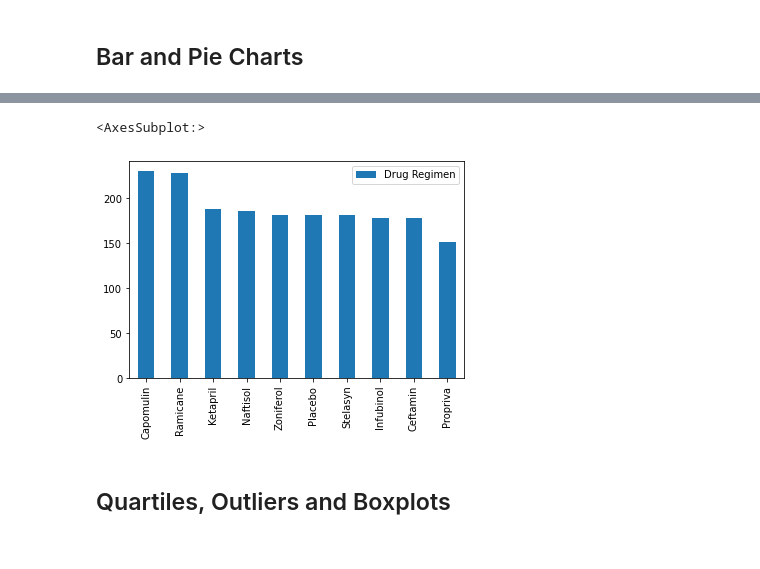
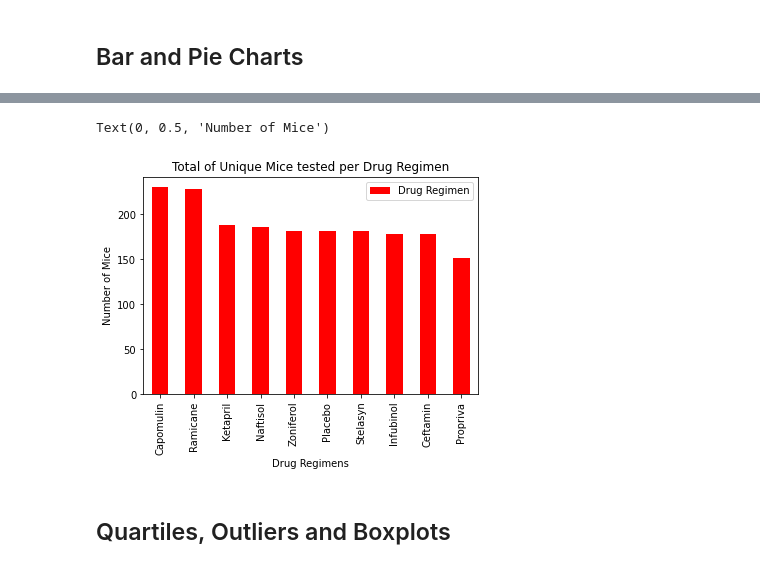
Before and after one commit to patrickfspring/A-Pharamaceuticals-Study-of-Anti-Cancer-Drugs-using-Matplotlib, a Jupyter notebook: Pymaceuticals/pymaceuticals_starter.ipynb, the cells around one changed output, grey strips where cells are left out. Cells and saved outputs as stored; diff of their text form; code cells hidden in the pictures.

```diff
--- a/Pymaceuticals/pymaceuticals_starter.ipynb
+++ b/Pymaceuticals/pymaceuticals_starter.ipynb
@@ -133,12 +131,13 @@ Text(0, 0.5, 'Number of Mice')
+# %%
+unique_mice_tested_df.plot(kind='bar',x=None, y='Drug Regimen', color='r', alpha=1, align="center")
+plt.title('Total of Unique Mice tested per Drug Regimen')
+plt.xlabel('Drug Regimens')
+plt.ylabel('Number of Mice')
+# %% [output]
+Text(0, 0.5, 'Number of Mice')
+[figure, added]
 # %%
 # Generate a bar plot showing the total number of unique mice tested on each drug regimen using pyplot.
-
-unique_mice_tested_df.plot(kind='bar',y='Drug Regimen')
-#set_xlabel('Drug Regimens')
-#set_title('Total of Unique Mice tested per Drug Regimen')
-# %% [output]
-<AxesSubplot:>
-[figure, removed]
 # %%
 # Generate a pie plot showing the distribution of female versus male mice using pandas
 # %%
```
Also changed, not shown: parts of 1 cell of this notebook.
